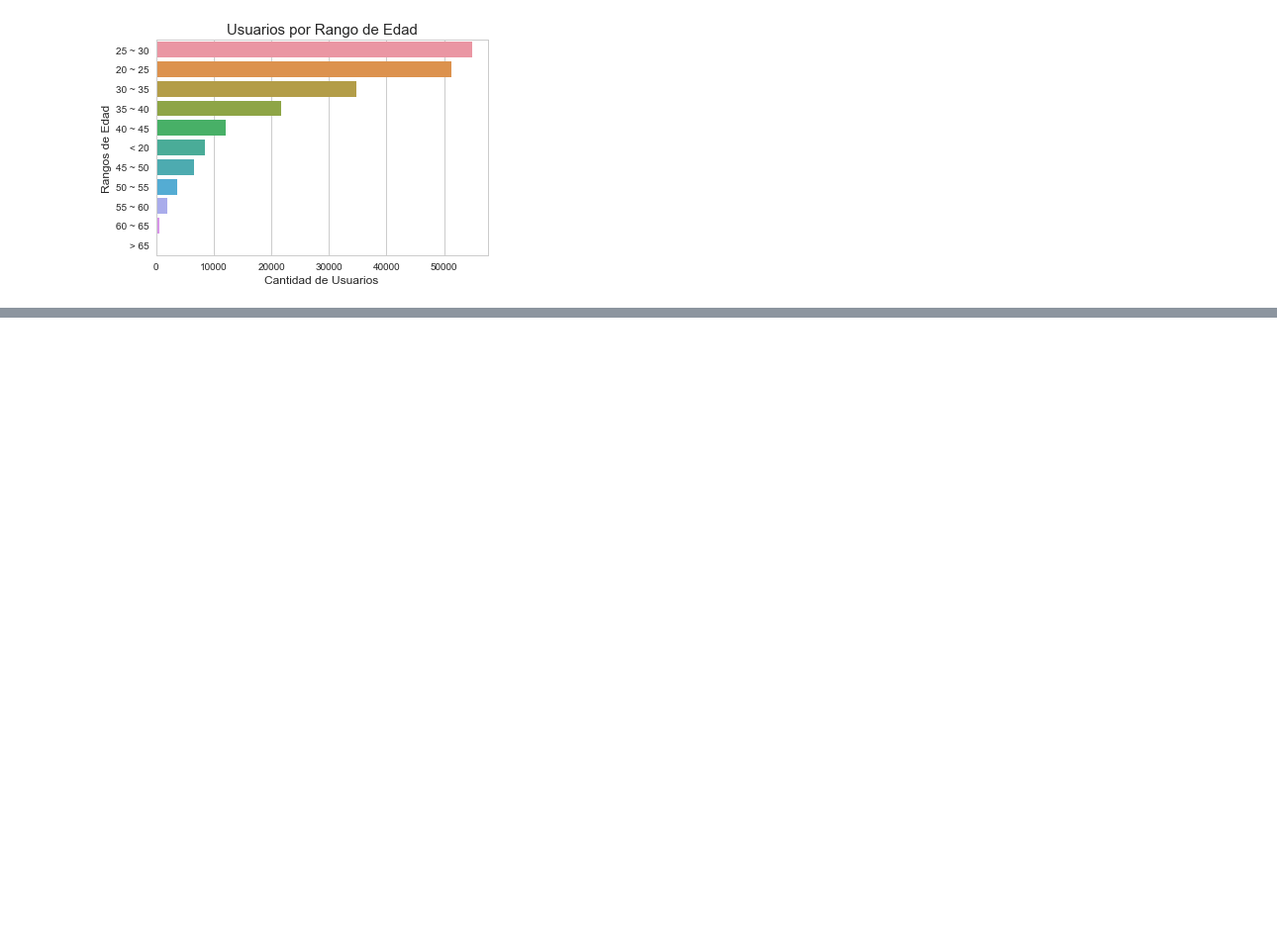
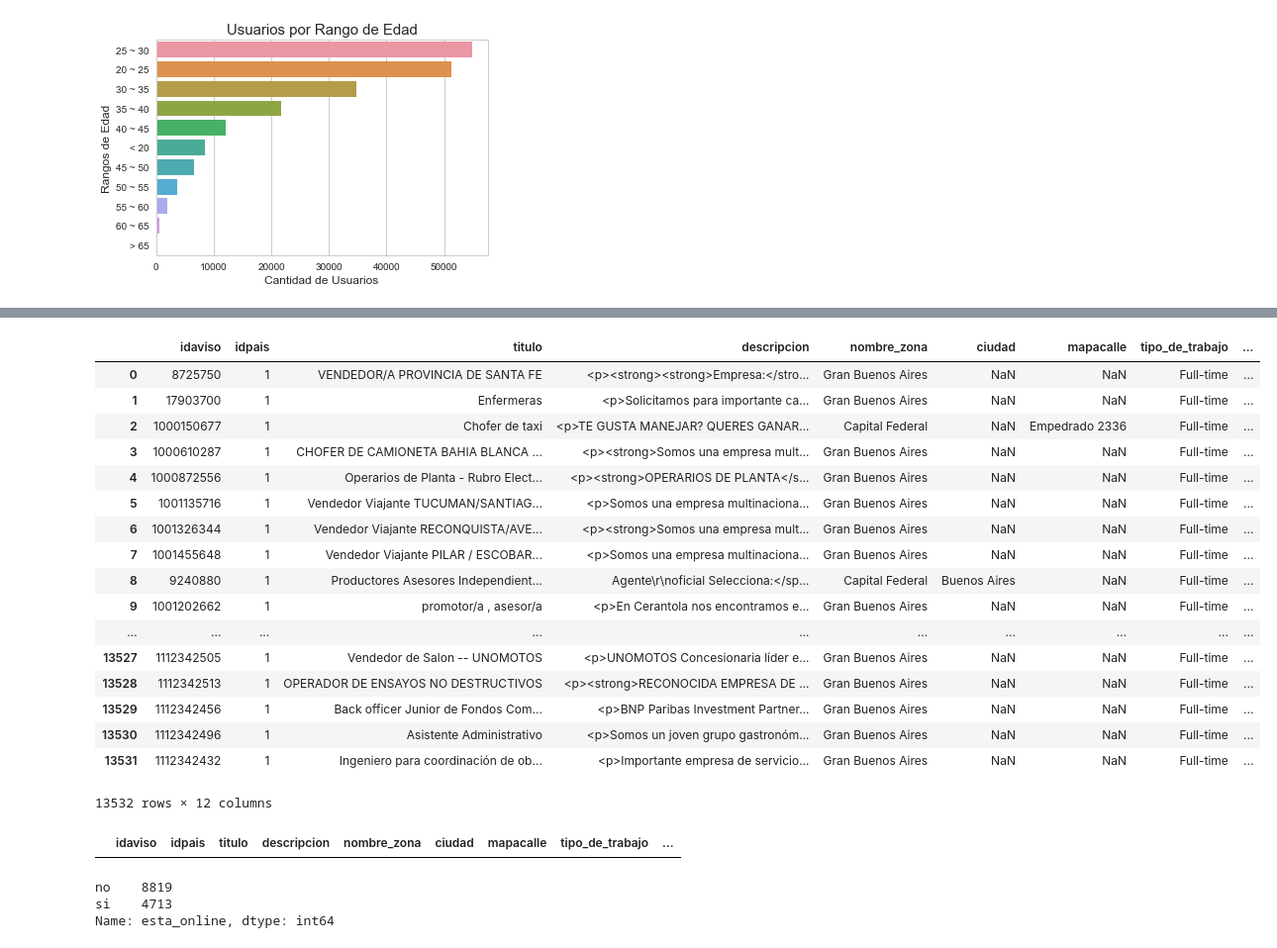
Before and after one commit to silvestriandres/BackUP, a Jupyter notebook: TrabajoPractico01_Analisis.ipynb, the cells around one changed output, grey strips where cells are left out. Shown: that part at 99% size. Saved outputs shown, nothing was run; the diff lists cells and outputs as text; code cells hidden in the pictures; blank space fills up the shorter version.

```diff
--- a/TrabajoPractico01_Analisis.ipynb
+++ b/TrabajoPractico01_Analisis.ipynb
@@ -528,0 +553,2 @@ Text(0,0.5,'Rangos de Edad')
+# %%
+avisos_online['esta_online'] = 'si'
@@ -528,0 +590,27 @@ Text(0,0.5,'Rangos de Edad')
+# %%
+avisos_detalle_completo = avisos_detalle.merge(avisos_online,left_on='idaviso', right_on='idaviso',how='left')
+avisos_detalle_completo
+# %% [output]
+|  | idaviso | idpais | titulo | descripcion | nombre_zona | ciudad | mapacalle | tipo_de_trabajo | ... |
+| 0 | 8725750 | 1 | VENDEDOR/A PROVINCIA DE SANTA FE | <p><strong><strong>Empresa:</stro... | Gran Buenos Aires | NaN | NaN | Full-time | ... |
+| 1 | 17903700 | 1 | Enfermeras | <p>Solicitamos para importante ca... | Gran Buenos Aires | NaN | NaN | Full-time | ... |
+| 2 | 1000150677 | 1 | Chofer de taxi | <p>TE GUSTA MANEJAR? QUERES GANAR... | Capital Federal | NaN | Empedrado 2336 | Full-time | ... |
+| 3 | 1000610287 | 1 | CHOFER DE CAMIONETA BAHIA BLANCA ... | <p><strong>Somos una empresa mult... | Gran Buenos Aires | NaN | NaN | Full-time | ... |
+| 4 | 1000872556 | 1 | Operarios de Planta - Rubro Elect... | <p><strong>OPERARIOS DE PLANTA</s... | Gran Buenos Aires | NaN | NaN | Full-time | ... |
+| 5 | 1001135716 | 1 | Vendedor Viajante TUCUMAN/SANTIAG... | <p>Somos una empresa multinaciona... | Gran Buenos Aires | NaN | NaN | Full-time | ... |
+| 6 | 1001326344 | 1 | Vendedor Viajante RECONQUISTA/AVE... | <p><strong>Somos una empresa mult... | Gran Buenos Aires | NaN | NaN | Full-time | ... |
+| 7 | 1001455648 | 1 | Vendedor Viajante PILAR / ESCOBAR... | <p>Somos una empresa multinaciona... | Gran Buenos Aires | NaN | NaN | Full-time | ... |
+| 8 | 9240880 | 1 | Productores Asesores Independient... | Agente\r\noficial Selecciona:</sp... | Capital Federal | Buenos Aires | NaN | Full-time | ... |
+| 9 | 1001202662 | 1 | promotor/a , asesor/a | <p>En Cerantola nos encontramos e... | Gran Buenos Aires | NaN | NaN | Full-time | ... |
+| ... | ... | ... | ... | ... | ... | ... | ... | ... | ... |
+| 13527 | 1112342505 | 1 | Vendedor de Salon -- UNOMOTOS | <p>UNOMOTOS Concesionaria líder e... | Gran Buenos Aires | NaN | NaN | Full-time | ... |
+| 13528 | 1112342513 | 1 | OPERADOR DE ENSAYOS NO DESTRUCTIVOS | <p><strong>RECONOCIDA EMPRESA DE ... | Gran Buenos Aires | NaN | NaN | Full-time | ... |
+| 13529 | 1112342456 | 1 | Back officer Junior de Fondos Com... | <p>BNP Paribas Investment Partner... | Gran Buenos Aires | NaN | NaN | Full-time | ... |
+| 13530 | 1112342496 | 1 | Asistente Administrativo | <p>Somos un joven grupo gastronóm... | Gran Buenos Aires | NaN | NaN | Full-time | ... |
+| 13531 | 1112342432 | 1 | Ingeniero para coordinación de ob... | <p>Importante empresa de servicio... | Gran Buenos Aires | NaN | NaN | Full-time | ... |
+13532 rows × 12 columns
+# %%
+idsAviso = avisos_detalle_completo["idaviso"]
+avisos_detalle_completo[idsAviso.isin(idsAviso[idsAviso.duplicated()])]
+# %% [output]
+|  | idaviso | idpais | titulo | descripcion | nombre_zona | ciudad | mapacalle | tipo_de_trabajo | ... |
@@ -528,0 +619,6 @@ Text(0,0.5,'Rangos de Edad')
+# %%
+avisos_detalle_completo['esta_online'].value_counts()
+# %% [output]
+no    8819
+si    4713
+Name: esta_online, dtype: int64
```
Also changed, not shown: parts of 11 cells of this notebook.
